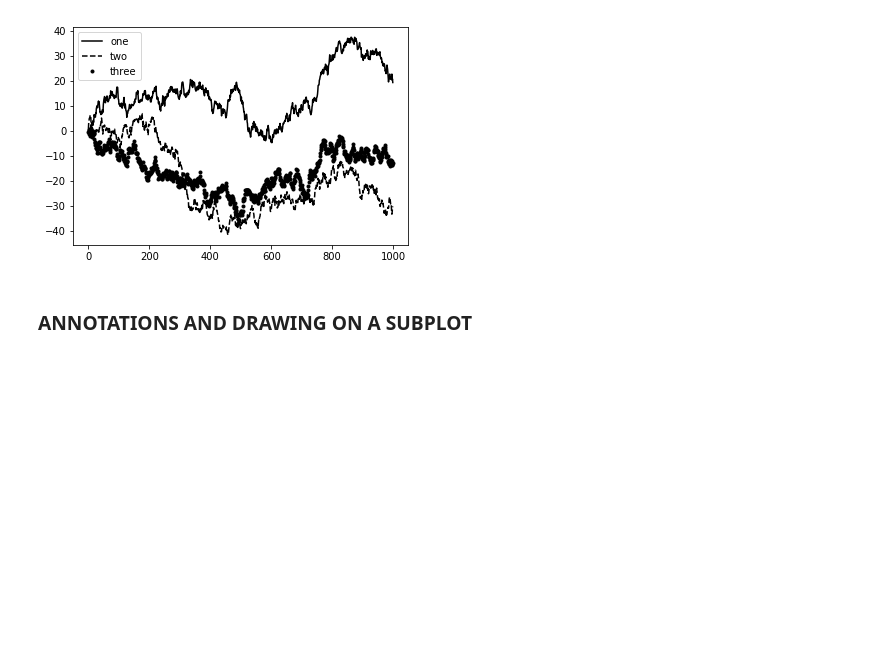
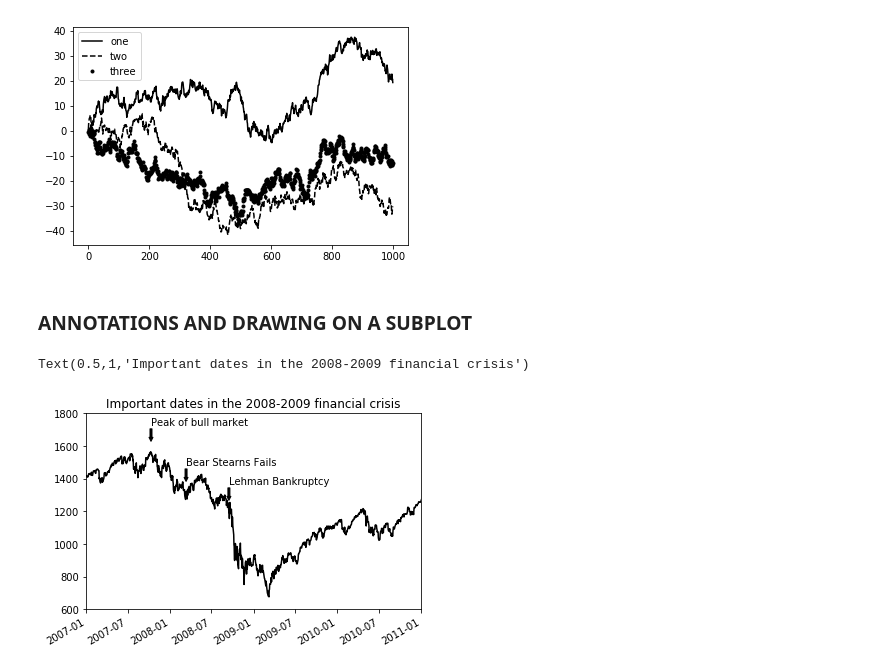
Before and after one commit to indrajeet007/Python-Data-Analysis-Notes, a Jupyter notebook: notebooks/Matplotlib Basics.ipynb, the cells around one changed output. Cells and saved outputs as stored; diff of their text form; code cells hidden in the pictures; blank space fills up the shorter version.

```diff
--- a/notebooks/Matplotlib Basics.ipynb
+++ b/notebooks/Matplotlib Basics.ipynb
@@ -264,0 +274,33 @@ ax.legend(loc=2)
+# %%
+fig = plt.figure()
+ax = fig.add_subplot(1, 1, 1)
+
+data = pd.read_csv('../resources/examples/spx.csv', index_col=0,
+                   parse_dates=True)
+spx = data['SPX']
+
+spx.plot(ax=ax, style='k-')
+
+crisis_data = [
+    (datetime(2007, 10, 11), 'Peak of bull market'),
+    (datetime(2008, 3, 12), 'Bear Stearns Fails'),
+    (datetime(2008, 9, 15), 'Lehman Bankruptcy')
+]
+
+for date, label in crisis_data:
+    ax.annotate(label, xy=(date, spx.asof(date) + 75),
+                xytext=(date, spx.asof(date) + 225),
+                arrowprops=dict(facecolor='black', headwidth=4,
+                                width=2, headlength=4),
+                                horizontalalignment='left',
+                                verticalalignment='top')
+
+# zoom in on 2007-2010
+ax.set_xlim(['1/1/2007', '1/1/2011'])
+ax.set_ylim([600, 1800])
+
+# set label
+ax.set_title('Important dates in the 2008-2009 financial crisis')
+# %% [output]
+Text(0.5,1,'Important dates in the 2008-2009 financial crisis')
+[figure, added]
```
Also changed, not shown: parts of 9 cells of this notebook.
